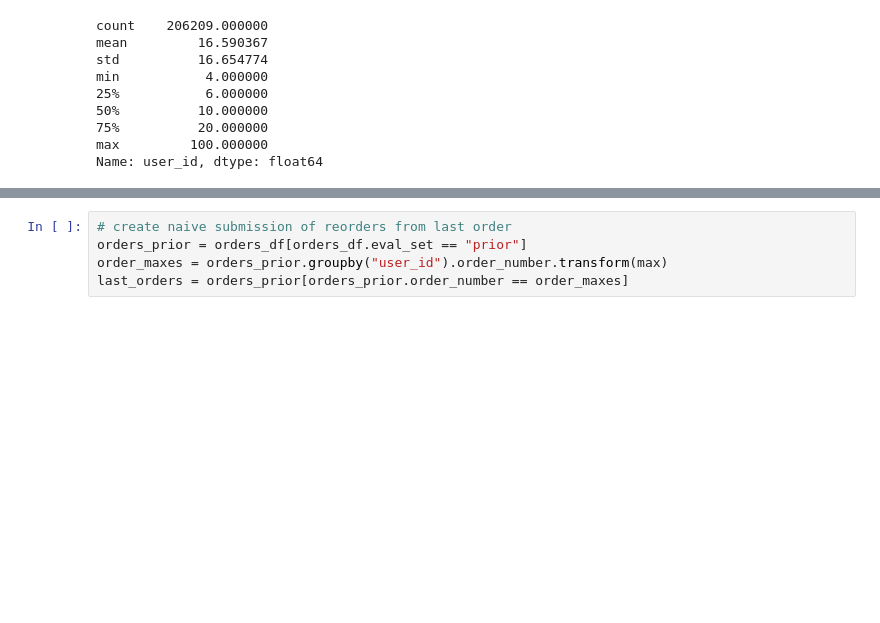
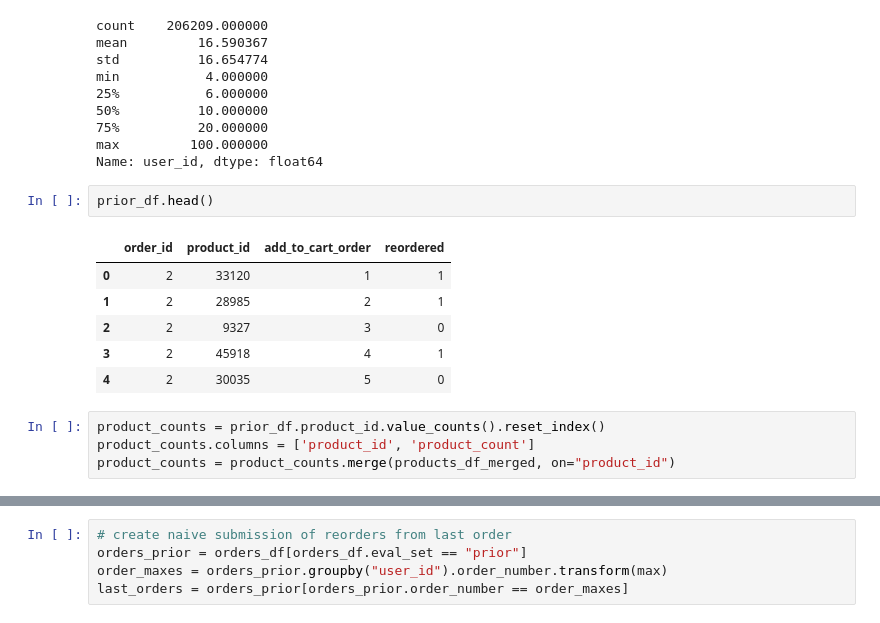
Before and after one commit to alexanderrich/instacart-analysis, a Jupyter notebook: exploratory.ipynb, the cells around one changed output, grey strips where cells are left out. Saved outputs shown, nothing was run; the diff lists cells and outputs as text; blank space fills up the shorter version.

```diff
--- a/exploratory.ipynb
+++ b/exploratory.ipynb
@@ -137,3 +137,16 @@ min           4.000000
 75%          20.000000
 max         100.000000
 Name: user_id, dtype: float64
+# %%
+prior_df.head()
+# %% [output]
+|  | order_id | product_id | add_to_cart_order | reordered |
+| 0 | 2 | 33120 | 1 | 1 |
+| 1 | 2 | 28985 | 2 | 1 |
+| 2 | 2 | 9327 | 3 | 0 |
+| 3 | 2 | 45918 | 4 | 1 |
+| 4 | 2 | 30035 | 5 | 0 |
+# %%
+product_counts = prior_df.product_id.value_counts().reset_index()
+product_counts.columns = ['product_id', 'product_count']
+product_counts = product_counts.merge(products_df_merged, on="product_id")
```
Also changed, not shown: parts of 1 cell of this notebook, 2 other files.
